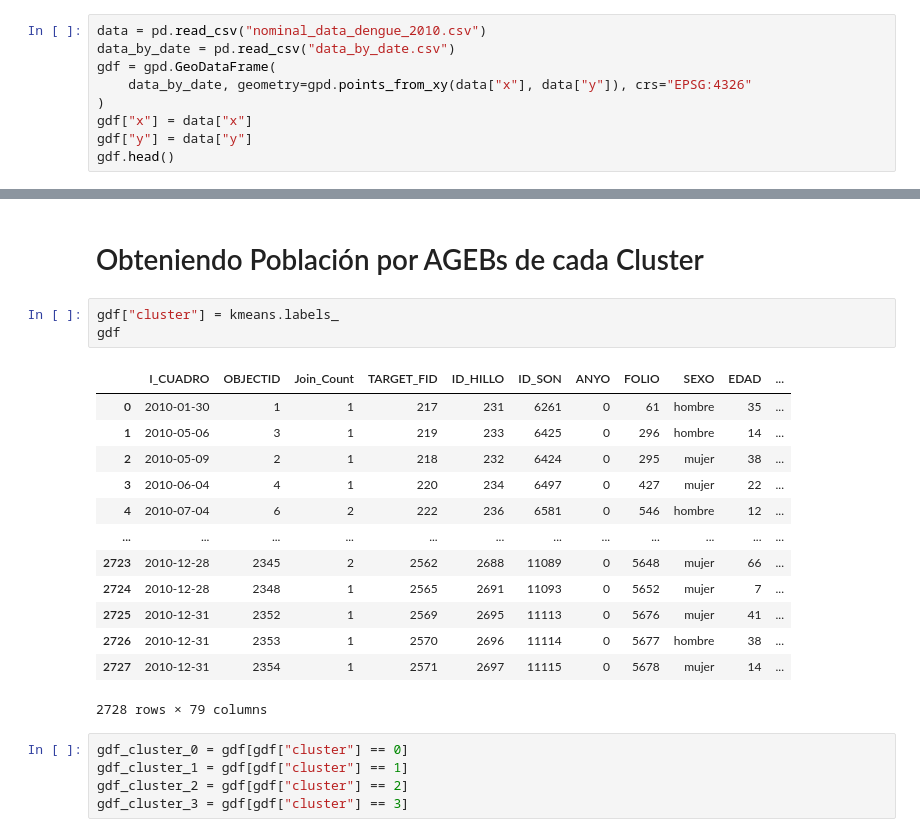
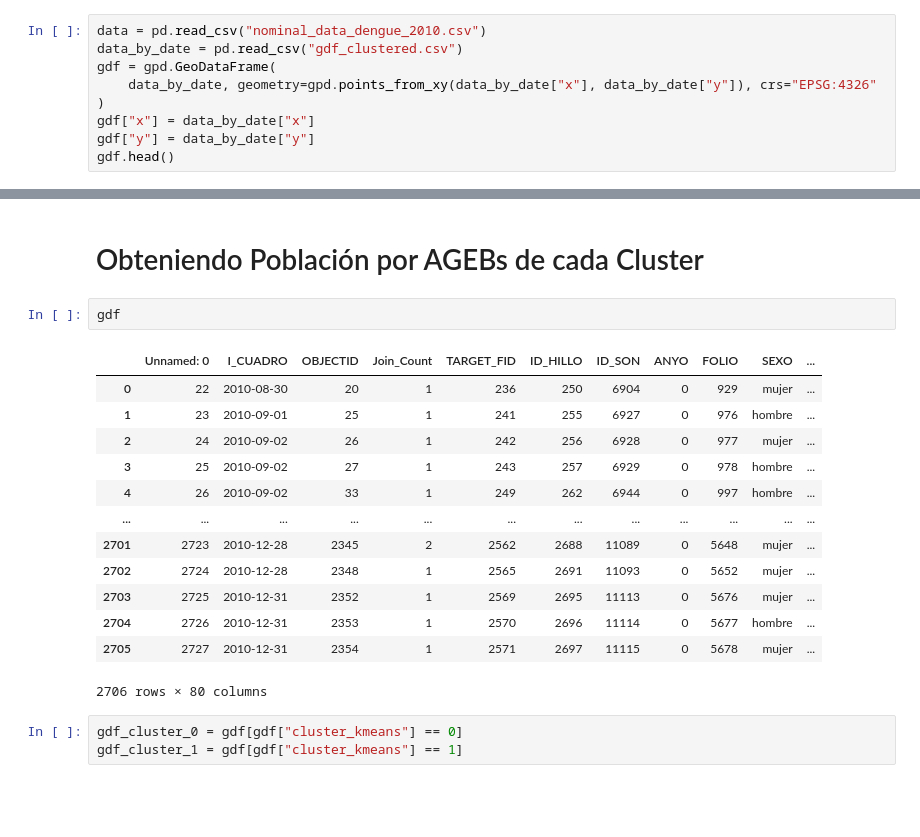
Before and after one commit to MaAnCoSa/fd_fhd_hmo_2010, a Jupyter notebook: 00_analysis_population.ipynb, the cells around one changed output, grey strips where cells are left out. Cells and saved outputs as stored; diff of their text form; blank space fills up the shorter version.

```diff
--- a/00_analysis_population.ipynb
+++ b/00_analysis_population.ipynb
@@ -23,11 +23,11 @@ agebs_gdf.head()
 5 rows × 160 columns
 # %%
 data = pd.read_csv("nominal_data_dengue_2010.csv")
-data_by_date = pd.read_csv("data_by_date.csv")
+data_by_date = pd.read_csv("gdf_clustered.csv")
 gdf = gpd.GeoDataFrame(
-    data_by_date, geometry=gpd.points_from_xy(data["x"], data["y"]), crs="EPSG:4326"
+    data_by_date, geometry=gpd.points_from_xy(data_by_date["x"], data_by_date["y"]), crs="EPSG:4326"
 )
-gdf["x"] = data["x"]
-gdf["y"] = data["y"]
+gdf["x"] = data_by_date["x"]
+gdf["y"] = data_by_date["y"]
 gdf.head()
 # %% [output]
@@ -111,27 +111,24 @@ pairplot_kmeans = sns.pairplot(kmeans_df, hue="cluster")
 # %% [markdown]
 # Obteniendo Población por AGEBs de cada Cluster
 # %%
-gdf["cluster"] = kmeans.labels_
 gdf
 # %% [output]
-|  | I_CUADRO | OBJECTID | Join_Count | TARGET_FID | ID_HILLO | ID_SON | ANYO | FOLIO | SEXO | EDAD | ... |
-| 0 | 2010-01-30 | 1 | 1 | 217 | 231 | 6261 | 0 | 61 | hombre | 35 | ... |
-| 1 | 2010-05-06 | 3 | 1 | 219 | 233 | 6425 | 0 | 296 | hombre | 14 | ... |
-| 2 | 2010-05-09 | 2 | 1 | 218 | 232 | 6424 | 0 | 295 | mujer | 38 | ... |
-| 3 | 2010-06-04 | 4 | 1 | 220 | 234 | 6497 | 0 | 427 | mujer | 22 | ... |
-| 4 | 2010-07-04 | 6 | 2 | 222 | 236 | 6581 | 0 | 546 | hombre | 12 | ... |
+|  | Unnamed: 0 | I_CUADRO | OBJECTID | Join_Count | TARGET_FID | ID_HILLO | ID_SON | ANYO | FOLIO | SEXO | ... |
+| 0 | 22 | 2010-08-30 | 20 | 1 | 236 | 250 | 6904 | 0 | 929 | mujer | ... |
+| 1 | 23 | 2010-09-01 | 25 | 1 | 241 | 255 | 6927 | 0 | 976 | hombre | ... |
+| 2 | 24 | 2010-09-02 | 26 | 1 | 242 | 256 | 6928 | 0 | 977 | mujer | ... |
+| 3 | 25 | 2010-09-02 | 27 | 1 | 243 | 257 | 6929 | 0 | 978 | hombre | ... |
+| 4 | 26 | 2010-09-02 | 33 | 1 | 249 | 262 | 6944 | 0 | 997 | hombre | ... |
 | ... | ... | ... | ... | ... | ... | ... | ... | ... | ... | ... | ... |
-| 2723 | 2010-12-28 | 2345 | 2 | 2562 | 2688 | 11089 | 0 | 5648 | mujer | 66 | ... |
-| 2724 | 2010-12-28 | 2348 | 1 | 2565 | 2691 | 11093 | 0 | 5652 | mujer | 7 | ... |
-| 2725 | 2010-12-31 | 2352 | 1 | 2569 | 2695 | 11113 | 0 | 5676 | mujer | 41 | ... |
-| 2726 | 2010-12-31 | 2353 | 1 | 2570 | 2696 | 11114 | 0 | 5677 | hombre | 38 | ... |
-| 2727 | 2010-12-31 | 2354 | 1 | 2571 | 2697 | 11115 | 0 | 5678 | mujer | 14 | ... |
+| 2701 | 2723 | 2010-12-28 | 2345 | 2 | 2562 | 2688 | 11089 | 0 | 5648 | mujer | ... |
+| 2702 | 2724 | 2010-12-28 | 2348 | 1 | 2565 | 2691 | 11093 | 0 | 5652 | mujer | ... |
+| 2703 | 2725 | 2010-12-31 | 2352 | 1 | 2569 | 2695 | 11113 | 0 | 5676 | mujer | ... |
+| 2704 | 2726 | 2010-12-31 | 2353 | 1 | 2570 | 2696 | 11114 | 0 | 5677 | hombre | ... |
+| 2705 | 2727 | 2010-12-31 | 2354 | 1 | 2571 | 2697 | 11115 | 0 | 5678 | mujer | ... |
-2728 rows × 79 columns
+2706 rows × 80 columns
 # %%
-gdf_cluster_0 = gdf[gdf["cluster"] == 0]
-gdf_cluster_1 = gdf[gdf["cluster"] == 1]
-gdf_cluster_2 = gdf[gdf["cluster"] == 2]
-gdf_cluster_3 = gdf[gdf["cluster"] == 3]
+gdf_cluster_0 = gdf[gdf["cluster_kmeans"] == 0]
+gdf_cluster_1 = gdf[gdf["cluster_kmeans"] == 1]
 # %%
 gdf_cluster_0.plot()
 # %% [output]
```
Also changed, not shown: parts of 11 cells of this notebook, 17 other files.
